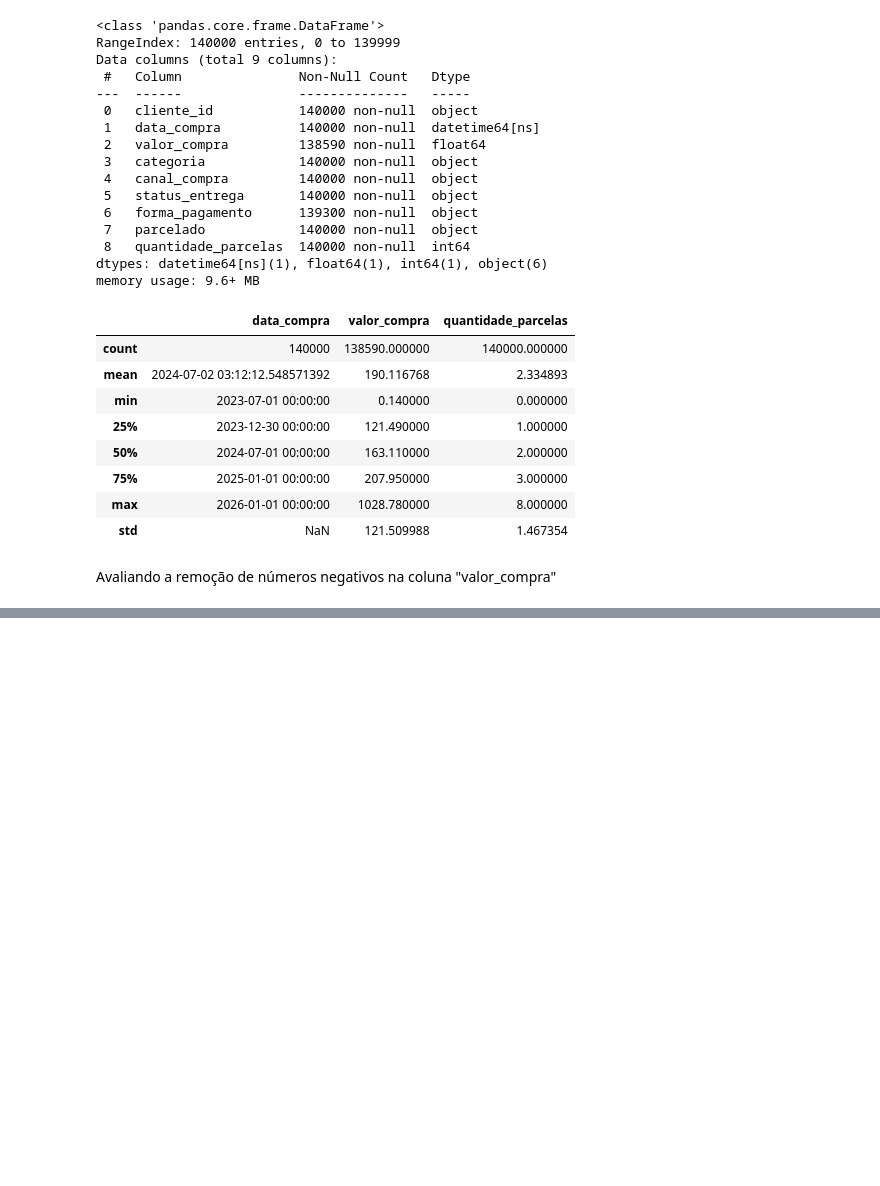
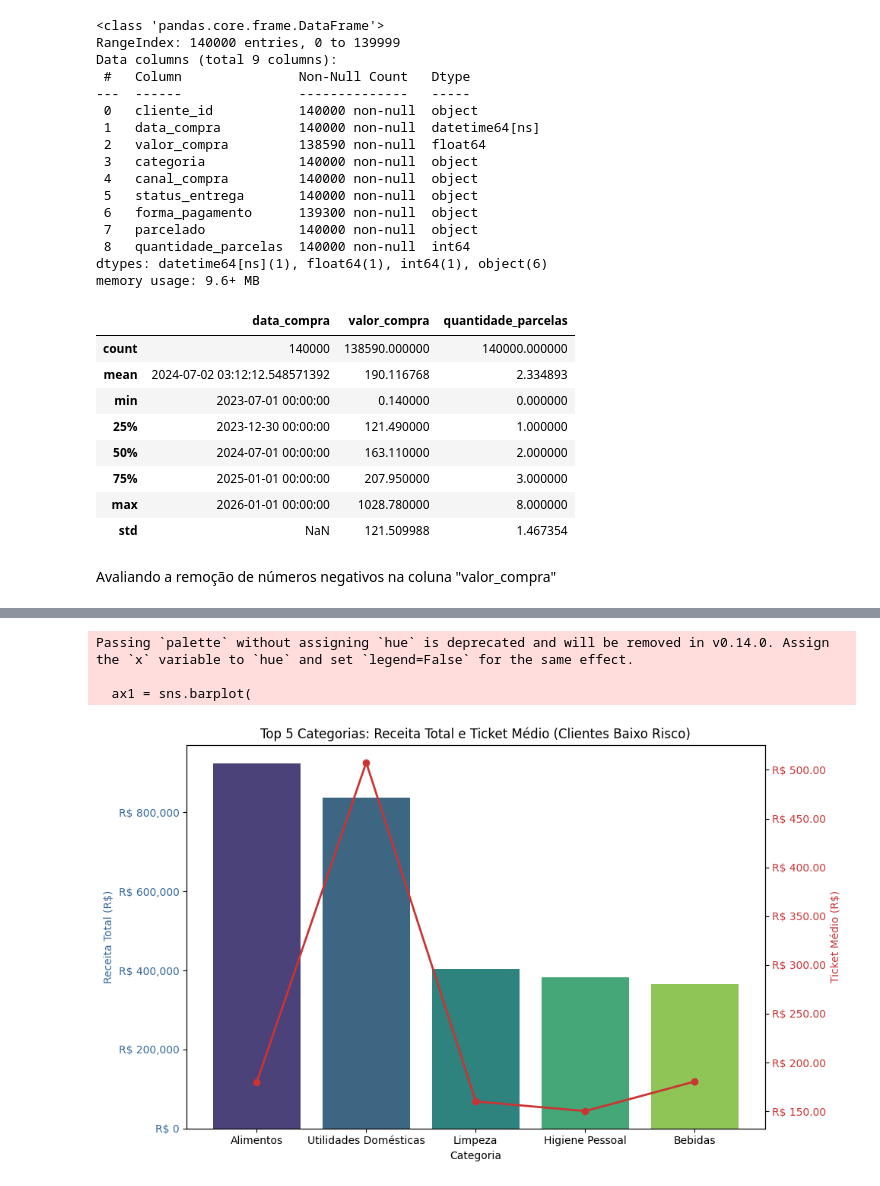
Before and after one commit to mairasantana/desafio-final-neurotech, a Jupyter notebook: analise_de_dados.ipynb, the cells around one changed output, grey strips where cells are left out. Cells and saved outputs as stored; diff of their text form; code cells hidden in the pictures; blank space fills up the shorter version.

```diff
--- a/analise_de_dados.ipynb
+++ b/analise_de_dados.ipynb
@@ -1187,0 +1482,74 @@ Avaliando a remoção de números negativos na coluna "valor_compra"
+# %%
+# 1. Fazer o merge e renomear colunas
+df = (
+    df_compras
+      .merge(df_liquidados[['cliente_id','atraso_em_dias']], on='cliente_id', how='left')
+      .merge(df_cadastral[['cliente_id','score_inicial']],           on='cliente_id', how='left')
+      .rename(columns={'score_inicial':'score_medio'})
+)
+
+# 2. Definir indicador de risco
+limite_baixo, limite_medio = 557.24, 482.75
+df['risco'] = df['score_medio'].apply(
+    lambda s: 'Baixo risco' if   s >= limite_baixo
+              else ('Médio risco' if s >= limite_medio
+                    else 'Alto risco')
+)
+
+# 3. Filtrar apenas clientes de Baixo Risco
+df_low = df[df['risco'] == 'Baixo risco']
+
+# 4. Agregar por categoria
+cat_stats = (
+    df_low
+      .groupby('categoria', observed=True)
+      .agg(
+          Receita_Total=('valor_compra','sum'),
+          Ticket_Medio  =('valor_compra','mean')
+      )
+      .reset_index()
+)
+
+# 5. Selecionar top 5 categorias por receita total
+top5 = cat_stats.sort_values('Receita_Total', ascending=False).head(5)
+
+# 6. Construir gráfico combinado
+plt.figure(figsize=(10,6))
+
+# Eixo esquerdo: Receita Total (barras)
+ax1 = sns.barplot(
+    data=top5,
+    x='categoria',
+    y='Receita_Total',
+    palette='viridis'
+)
+ax1.set_xlabel('Categoria')
+ax1.set_ylabel('Receita Total (R$)', color='#336699')
+ax1.yaxis.set_major_formatter(mtick.StrMethodFormatter('R$ {x:,.0f}'))
+for lbl in ax1.get_yticklabels():
+    lbl.set_color('#336699')
+
+# Eixo direito: Ticket Médio (linha)
+ax2 = ax1.twinx()
+ax2.plot(
+    top5['categoria'],
+    top5['Ticket_Medio'],
+    color='#CC3333',
+    marker='o',
+    linestyle='-',
+    linewidth=2
+)
+ax2.set_ylabel('Ticket Médio (R$)', color='#CC3333')
+ax2.yaxis.set_major_formatter(mtick.StrMethodFormatter('R$ {x:,.2f}'))
+for lbl in ax2.get_yticklabels():
+    lbl.set_color('#CC3333')
+
+plt.title('Top 5 Categorias: Receita Total e Ticket Médio (Clientes Baixo Risco)')
+plt.xticks(rotation=45)
+plt.tight_layout()
+plt.show()
+# %% [output]
+Passing `palette` without assigning `hue` is deprecated and will be removed in v0.14.0. Assign the `x` variable to `hue` and set `legend=False` for the same effect.
+
+  ax1 = sns.barplot(
+[figure, added]
```
Also changed, not shown: parts of 21 cells of this notebook.
